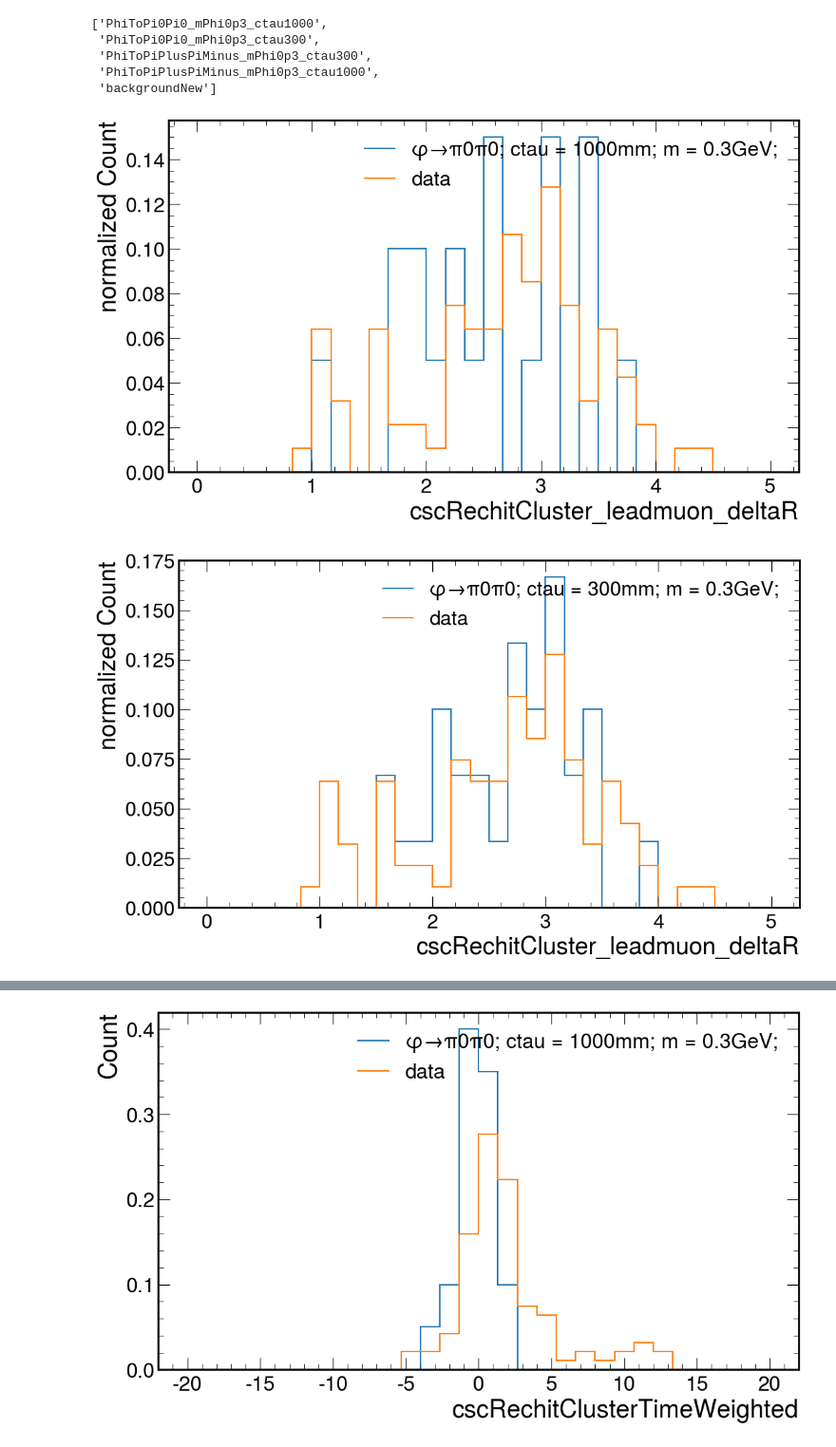
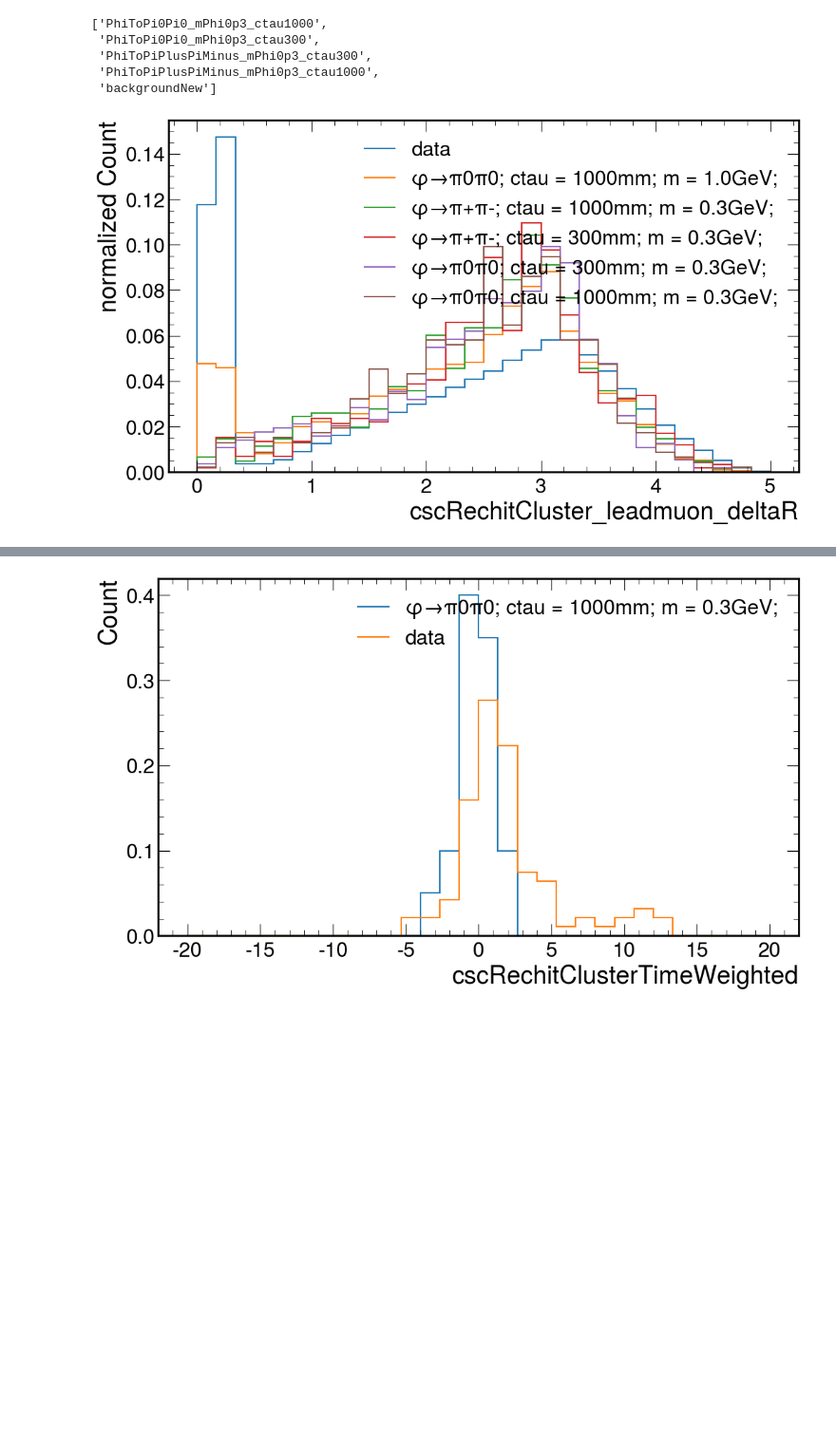
Before and after one commit to arhayrap/BToPhiK_py, a Jupyter notebook: plotter.ipynb, the cells around one changed output, grey strips where cells are left out. Shown at 95% size. Drawn from its saved outputs; the diff is of its cells as text; code cells hidden in the pictures; blank space fills up the shorter version.

```diff
--- a/plotter.ipynb
+++ b/plotter.ipynb
@@ -130,11 +155,13 @@ plt.show()
 # %%
-datasets = list(fileset.keys())
+#datasets = list(fileset.keys())
 
 for dataset in datasets:
     print(dataset)
+    i = 1
     for key in out[dataset]:
         if key.startswith('numEvents_'):# and ('NStation10' not in key):
             print(f"{key[10:]}, {out[dataset][key]}")
+            i+=1
             #print(f"{out[dataset][key]}")
     print()
 # %% [output]
@@ -211,9 +238,9 @@ out[key]['gLLP_decay_vertex_z_matched with no_cut'].sum()/out[key]['gLLP_decay_v
 # %%
 a = 1.5
 fig, axes = plt.subplots(2,2, figsize = (a*16,a*9))
-
-for ax, key in zip(axes.flatten(), datasets):
-    ratio(out[key]['gLLP_decay_vertex_z_matched with no_cut'], out[key]['gLLP_decay_vertex_z with no_cut'], ax)
+reg = 'csc'
+for ax, key in zip(axes.flatten(), ['PhiToPiPlusPiMinus_mPhi0p3_ctau1000','PhiToPiPlusPiMinus_mPhi0p3_ctau300','PhiToPi0Pi0_mPhi0p3_ctau300','PhiToPi0Pi0_mPhi0p3_ctau1000',]):
+    ratio(out[key]['gLLP_decay_vertex_z_matched with posttrigger'], out[key]['gLLP_decay_vertex_z with posttrigger'], ax)
     drawCSCz(ax)
     ax.set_xlabel("z pos (mm)")
     ax.set_ylabel("signal efficiency")
@@ -235,7 +262,7 @@ for ax, key in zip(axes.flatten(), datasets):
 
     ax.set_title(s)
 
-    print(s, out[key]['gLLP_decay_vertex_z_matched with no_cut'].sum()/out[key]['gLLP_decay_vertex_z with no_cut'].sum())
+    print(s, out[key]['gLLP_decay_vertex_z_matched with posttrigger'].sum()/out[key]['gLLP_decay_vertex_z with posttrigger'].sum())
 
 fig.subplots_adjust(hspace=.5, wspace=.4)
 
@@ -254,7 +281,7 @@ plt.show()
 a = 1.5
 fig, axes = plt.subplots(2,2, figsize = (a*16,a*9))
 
-for ax, key in zip(axes.flatten(), datasets):
+for ax, key in zip(axes.flatten(), 'PhiToPiPlusPiMinus_mPhi0p3_ctau1000','PhiToPiPlusPiMinus_mPhi0p3_ctau300','PhiToPi0Pi0_mPhi0p3_ctau300','PhiToPi0Pi0_mPhi0p3_ctau1000',):
     ratio(out[key]['gLLP_e_matched with no_cut'], out[key]['gLLP_e with no_cut'], ax)
     ax.set_xlabel("E (Gev)")
     ax.set_ylabel("signal efficiency")
@@ -326,37 +353,33 @@ datasets
  'backgroundNew']
 # %%
 a = .75
-for j in range(4):
-    fig, ax = plt.subplots(figsize = (a*16,a*9))
+fig, ax = plt.subplots(figsize = (a*16,a*9))
+for key in datasets:
+    s = ''
+    if 'PiPlusPiMinus' in key:
+        s+='φ→π+π-; '
+    if 'Pi0Pi0' in key:
+        s+='φ→π0π0; '
 
-    for key in [datasets[i] for i in [j,-1]]:
+    if 'ctau1000' in key:
+        s+='ctau = 1000mm; '
+    if 'ctau300' in key:
+        s+='ctau = 300mm; '
 
-        s = ''
-        if 'PiPlusPiMinus' in key:
-            s+='φ→π+π-; '
-        if 'Pi0Pi0' in key:
-            s+='φ→π0π0; '
+    if '0p3' in key:
+        s+='m = 0.3GeV;'
+    if '1p0' in key:
+        s+='m = 1.0GeV;'
 
-        if 'ctau1000' in key:
-            s+='ctau = 1000mm; '
-        if 'ctau300' in key:
-            s+='ctau = 300mm; '
+    if 'background' in key:
+        s+='data'
 
-        if '0p3' in key:
-            s+='m = 0.3GeV;'
-        if '1p0' in key:
-            s+='m = 1.0GeV;'
+    temp = out[key][f'cscRechitCluster_leadmuon_deltaR with dR_gllp_cls < .4']/out[key][f'cscRechitCluster_leadmuon_deltaR with dR_gllp_cls < .4'].sum()
 
-        if 'background' in key:
-            s+='data'
+    hep.histplot(temp, label = s, ax=ax)
 
-        temp = out[key][f'cscRechitCluster_leadmuon_deltaR with cut_based_ID']/out[key][f'cscRechitCluster_leadmuon_deltaR with cut_based_ID'].sum()
-
-        hep.histplot(temp, label = s, ax=ax)
-
-    plt.ylabel('normalized Count')
-    plt.legend()
-    plt.show()
+plt.ylabel('normalized Count')
+plt.legend()
+plt.show()
 # %% [output]
-[figure, old version]
+[figure, new version]
-[figure, removed]
```
Also changed, not shown: parts of 13 cells of this notebook, 7 other files.
